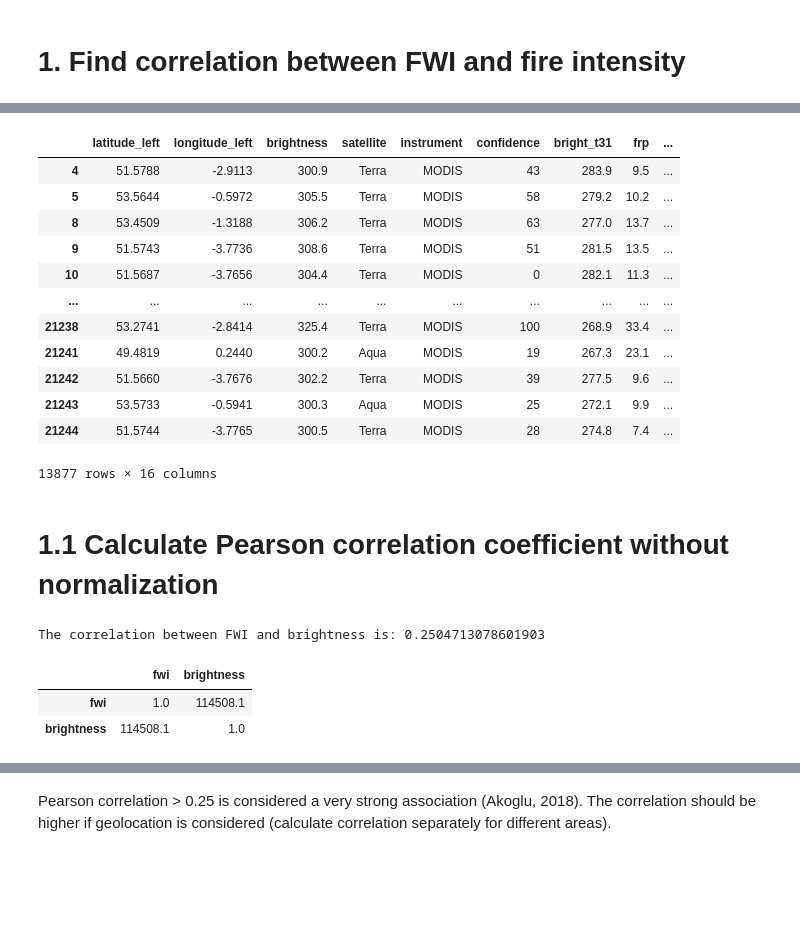
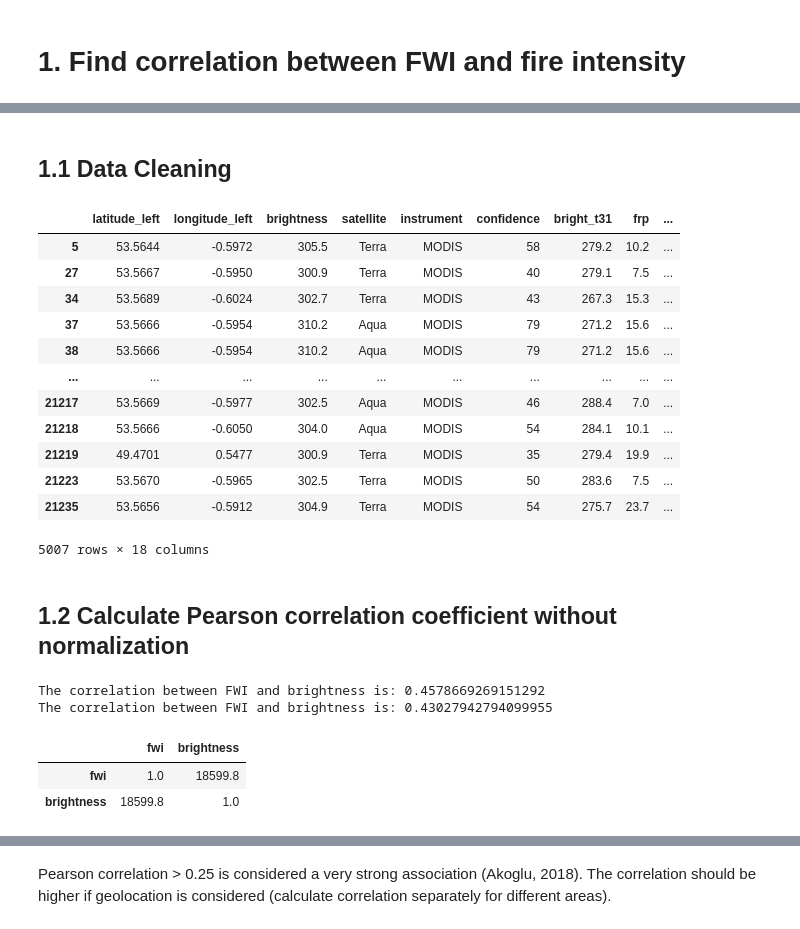
Before and after one commit to zhongyunshun/climada_petals, a Jupyter notebook: doc/my_scripts/step2_fwi_fire_intensity_relationship.ipynb, the cells around one changed output, grey strips where cells are left out. Cells and saved outputs as stored; diff of their text form; code cells hidden in the pictures; blank space fills up the shorter version.

```diff
--- a/doc/my_scripts/step2_fwi_fire_intensity_relationship.ipynb
+++ b/doc/my_scripts/step2_fwi_fire_intensity_relationship.ipynb
@@ -32,0 +36,12 @@ print(merged_gdf.shape)
+# %%
+from geopy.distance import great_circle
+
+# Define a function to calculate the distance
+def calculate_distance(row):
+    coords_1 = (row['latitude_left'], row['longitude_left'])
+    coords_2 = (row['latitude_right'], row['longitude_right'])
+    return great_circle(coords_1, coords_2).kilometers
+
+# Apply the function to each row in the GeoDataFrame and create a new column 'distance_km'
+merged_gdf['distance_km'] = merged_gdf.apply(calculate_distance, axis=1)
+merged_gdf
@@ -33,35 +86,46 @@ print(merged_gdf.shape)
+# %% [markdown]
+## 1.1 Data Cleaning
 # %%
 # Drop FWI and brightness rows with missing values
 filtered_df = merged_gdf.dropna(subset=['fwi', 'brightness'])
+# Drop rows with distance_km > 31 km
+filtered_df = filtered_df[filtered_df['distance_km'] <= 62]
+# Drop rows with confidence < 30
+filtered_df = filtered_df[filtered_df['confidence'] >= 30]
+
 filtered_df
 # %% [output]
 |  | latitude_left | longitude_left | brightness | satellite | instrument | confidence | bright_t31 | frp | ... |
-| 4 | 51.5788 | -2.9113 | 300.9 | Terra | MODIS | 43 | 283.9 | 9.5 | ... |
 | 5 | 53.5644 | -0.5972 | 305.5 | Terra | MODIS | 58 | 279.2 | 10.2 | ... |
-| 8 | 53.4509 | -1.3188 | 306.2 | Terra | MODIS | 63 | 277.0 | 13.7 | ... |
-| 9 | 51.5743 | -3.7736 | 308.6 | Terra | MODIS | 51 | 281.5 | 13.5 | ... |
-| 10 | 51.5687 | -3.7656 | 304.4 | Terra | MODIS | 0 | 282.1 | 11.3 | ... |
+| 27 | 53.5667 | -0.5950 | 300.9 | Terra | MODIS | 40 | 279.1 | 7.5 | ... |
+| 34 | 53.5689 | -0.6024 | 302.7 | Terra | MODIS | 43 | 267.3 | 15.3 | ... |
+| 37 | 53.5666 | -0.5954 | 310.2 | Aqua | MODIS | 79 | 271.2 | 15.6 | ... |
+| 38 | 53.5666 | -0.5954 | 310.2 | Aqua | MODIS | 79 | 271.2 | 15.6 | ... |
 | ... | ... | ... | ... | ... | ... | ... | ... | ... | ... |
-| 21238 | 53.2741 | -2.8414 | 325.4 | Terra | MODIS | 100 | 268.9 | 33.4 | ... |
-| 21241 | 49.4819 | 0.2440 | 300.2 | Aqua | MODIS | 19 | 267.3 | 23.1 | ... |
-| 21242 | 51.5660 | -3.7676 | 302.2 | Terra | MODIS | 39 | 277.5 | 9.6 | ... |
-| 21243 | 53.5733 | -0.5941 | 300.3 | Aqua | MODIS | 25 | 272.1 | 9.9 | ... |
-| 21244 | 51.5744 | -3.7765 | 300.5 | Terra | MODIS | 28 | 274.8 | 7.4 | ... |
+| 21217 | 53.5669 | -0.5977 | 302.5 | Aqua | MODIS | 46 | 288.4 | 7.0 | ... |
+| 21218 | 53.5666 | -0.6050 | 304.0 | Aqua | MODIS | 54 | 284.1 | 10.1 | ... |
+| 21219 | 49.4701 | 0.5477 | 300.9 | Terra | MODIS | 35 | 279.4 | 19.9 | ... |
+| 21223 | 53.5670 | -0.5965 | 302.5 | Terra | MODIS | 50 | 283.6 | 7.5 | ... |
+| 21235 | 53.5656 | -0.5912 | 304.9 | Terra | MODIS | 54 | 275.7 | 23.7 | ... |
-13877 rows × 16 columns
+5007 rows × 18 columns
 # %% [markdown]
-# 1.1 Calculate Pearson correlation coefficient without normalization
+## 1.2 Calculate Pearson correlation coefficient without normalization
 # %%
 # calculate pearson correlation coefficient
-correlation = filtered_df['fwi'].corr(filtered_df['brightness'])
+correlation = filtered_df['fwi'].corr(filtered_df['bright_t31'])
 print(f"The correlation between FWI and brightness is: {correlation}")
+
+correlation = filtered_df['fwi'].corr(filtered_df[['brightness', 'bright_t31']].mean(axis=1))
+print(f"The correlation between FWI and brightness is: {correlation}")
 # %% [output]
-The correlation between FWI and brightness is: 0.2504713078601903
+The correlation between FWI and brightness is: 0.4578669269151292
+The correlation between FWI and brightness is: 0.43027942794099955
 # %%
 def histogram_intersection(a, b):
     v = np.minimum(a, b).sum().round(decimals=1)
     return v
-filtered_df[['fwi', 'brightness']].corr(method=histogram_intersection)
+filtered_df[['fwi', 'bright_t31']].corr(method=histogram_intersection)
 # %% [output]
 |  | fwi | brightness |
-| fwi | 1.0 | 114508.1 |
-| brightness | 114508.1 | 1.0 |
+| fwi | 1.0 | 18599.8 |
+| brightness | 18599.8 | 1.0 |
```
Also changed, not shown: parts of 19 cells of this notebook, 5 other files.
